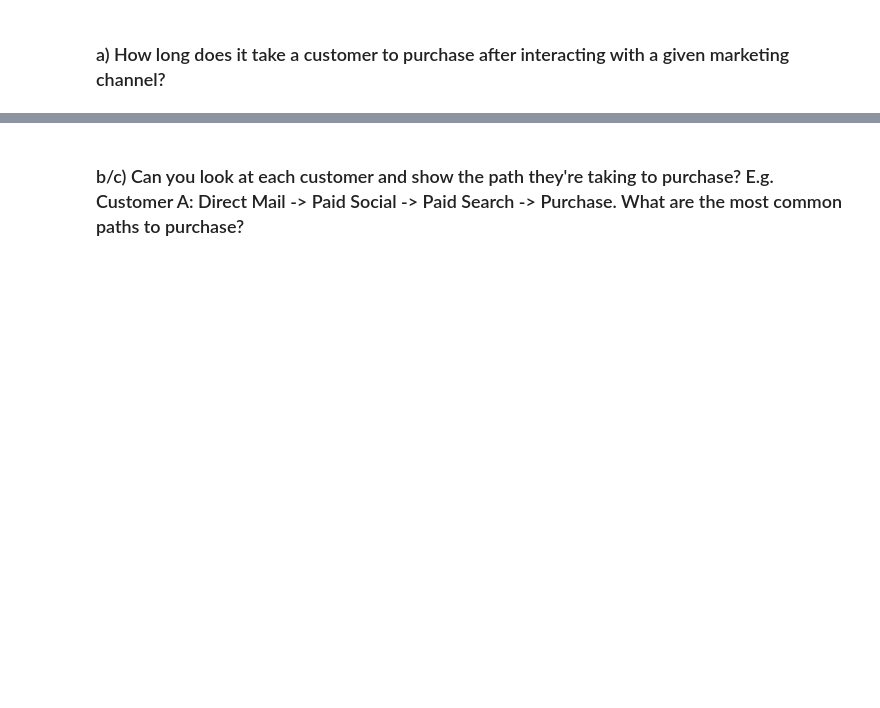
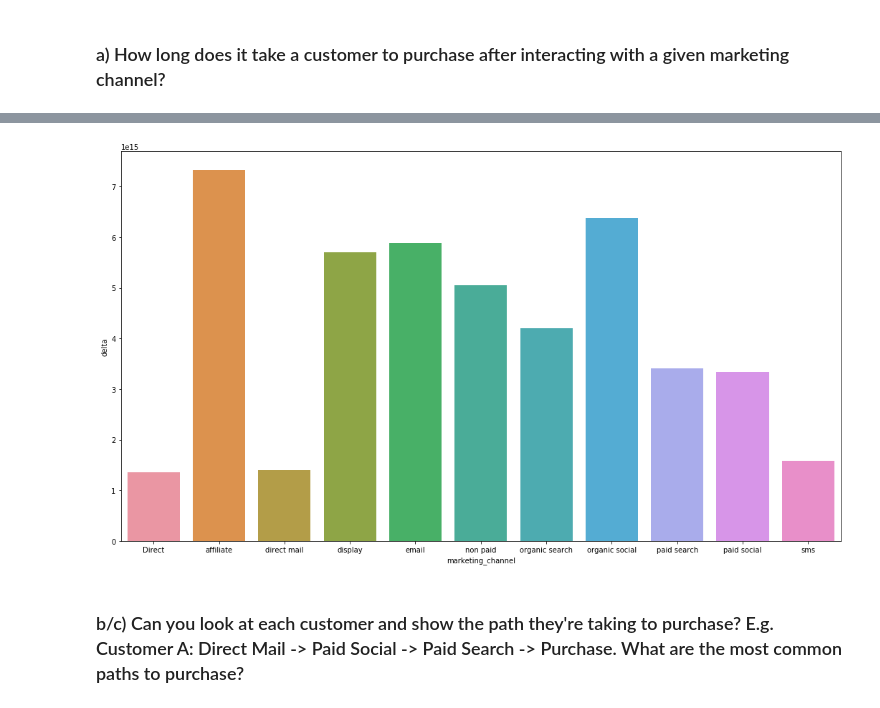
Before and after one commit to dlm6693/Rockerbox-Project, a Jupyter notebook: Rockerbox Assignment.ipynb, the cells around one changed output, grey strips where cells are left out. Drawn from its saved outputs; the diff is of its cells as text; code cells hidden in the pictures; blank space fills up the shorter version.

```diff
--- a/Rockerbox Assignment.ipynb
+++ b/Rockerbox Assignment.ipynb
@@ -246,5 +269,5 @@ df.head()
 df.delta = df.delta.values.astype(np.int64)
 # %%
 # and here are the results. quite a large amount of variance from 15 days all the day up to 84!
-deltas = df.groupby(['type', 'tier_1'])['delta'].mean()
-pd.to_timedelta(deltas)
+deltas = df.groupby(['tier_1'])['delta'].mean()
+delta_df=pd.to_timedelta(deltas).reset_index().rename(columns={'tier_1': 'marketing_channel'})
@@ -265,3 +289,10 @@ Name: delta, dtype: timedelta64[ns]
+# %%
+# visual of the above
+plt.figure(figsize=(18,10))
+sns.barplot(data=delta_df, x='marketing_channel', y='delta')
+plt.savefig('avg_time_by_channel.png')
+# %% [output]
+[figure, added]
 # %% [markdown]
 ### b/c) Can you look at each customer and show the path they're taking to purchase? E.g. Customer A: Direct Mail -> Paid Social -> Paid Search -> Purchase. What are the most common paths to purchase?
 # %%
```
Also changed, not shown: parts of 12 cells of this notebook, 5 other files.
